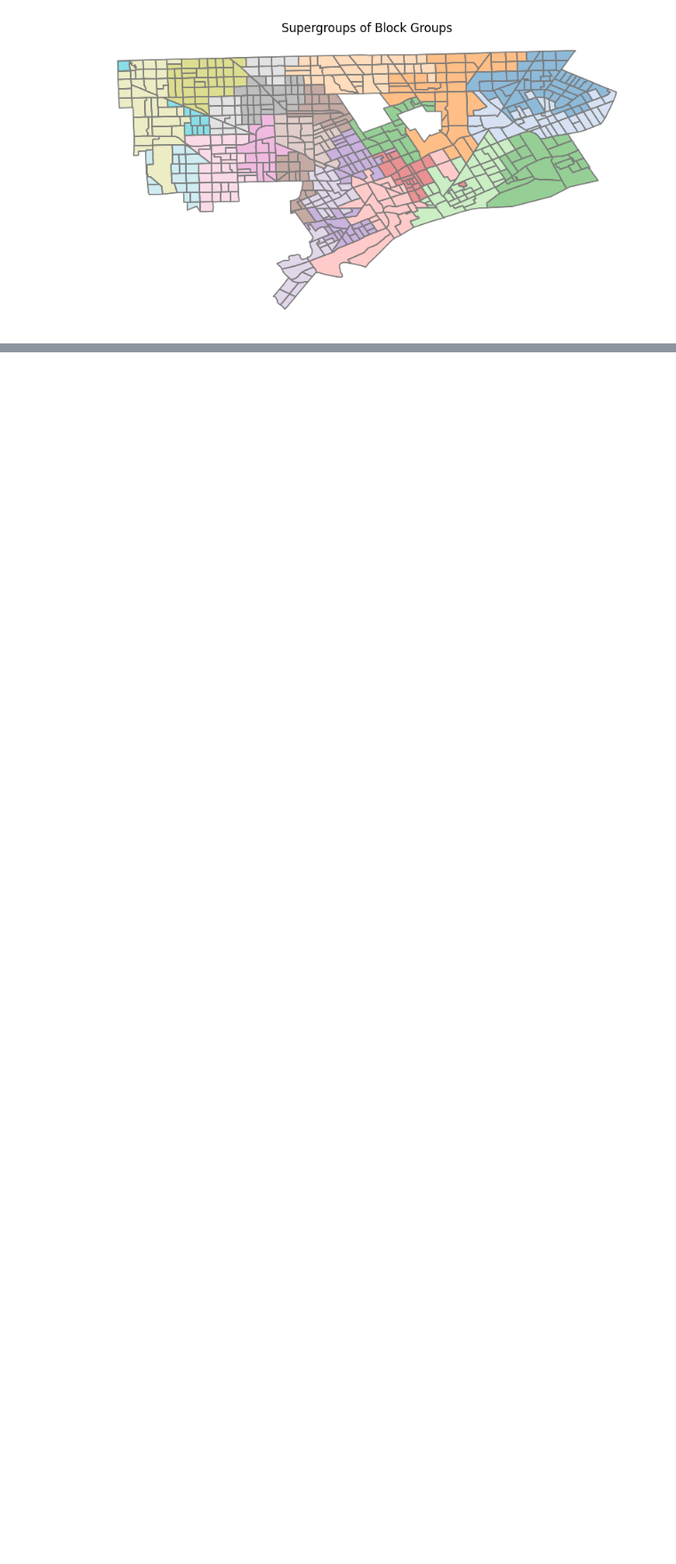
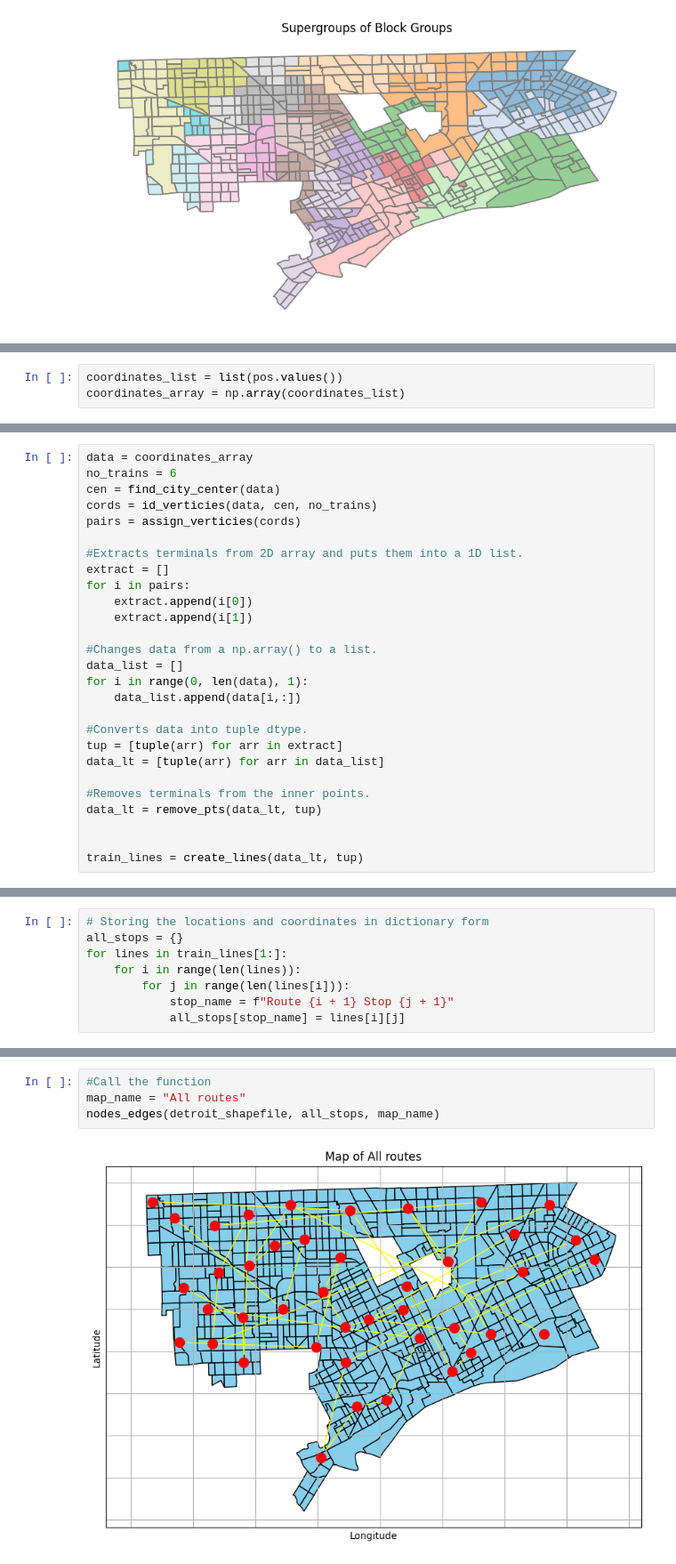
Before and after one commit to mgagea/CMSE202-Final-Project, a Jupyter notebook: Public_Transit_System.ipynb, the cells around one changed output, grey strips where cells are left out. Shown at 89% size. Saved outputs shown, nothing was run; the diff lists cells and outputs as text; blank space fills up the shorter version.

```diff
--- a/Public_Transit_System.ipynb
+++ b/Public_Transit_System.ipynb
@@ -121,0 +183,3 @@ plt.show()
+# %%
+coordinates_list = list(pos.values())
+coordinates_array = np.array(coordinates_list)
@@ -121,0 +297,27 @@ plt.show()
+# %%
+data = coordinates_array
+no_trains = 6
+cen = find_city_center(data)
+cords = id_verticies(data, cen, no_trains)
+pairs = assign_verticies(cords)
+
+#Extracts terminals from 2D array and puts them into a 1D list.
+extract = []
+for i in pairs:
+    extract.append(i[0])
+    extract.append(i[1])
+
+#Changes data from a np.array() to a list.
+data_list = []
+for i in range(0, len(data), 1):
+    data_list.append(data[i,:])
+
+#Converts data into tuple dtype.
+tup = [tuple(arr) for arr in extract]
+data_lt = [tuple(arr) for arr in data_list]
+
+#Removes terminals from the inner points.
+data_lt = remove_pts(data_lt, tup)
+
+
+train_lines = create_lines(data_lt, tup)
@@ -121,0 +326,8 @@ plt.show()
+# %%
+# Storing the locations and coordinates in dictionary form
+all_stops = {}
+for lines in train_lines[1:]:
+    for i in range(len(lines)):
+        for j in range(len(lines[i])):
+            stop_name = f"Route {i + 1} Stop {j + 1}"
+            all_stops[stop_name] = lines[i][j]
@@ -121,0 +505,6 @@ plt.show()
+# %%
+#Call the function
+map_name = "All routes"
+nodes_edges(detroit_shapefile, all_stops, map_name)
+# %% [output]
+[figure, added]
```
Also changed, not shown: parts of 14 cells of this notebook.
